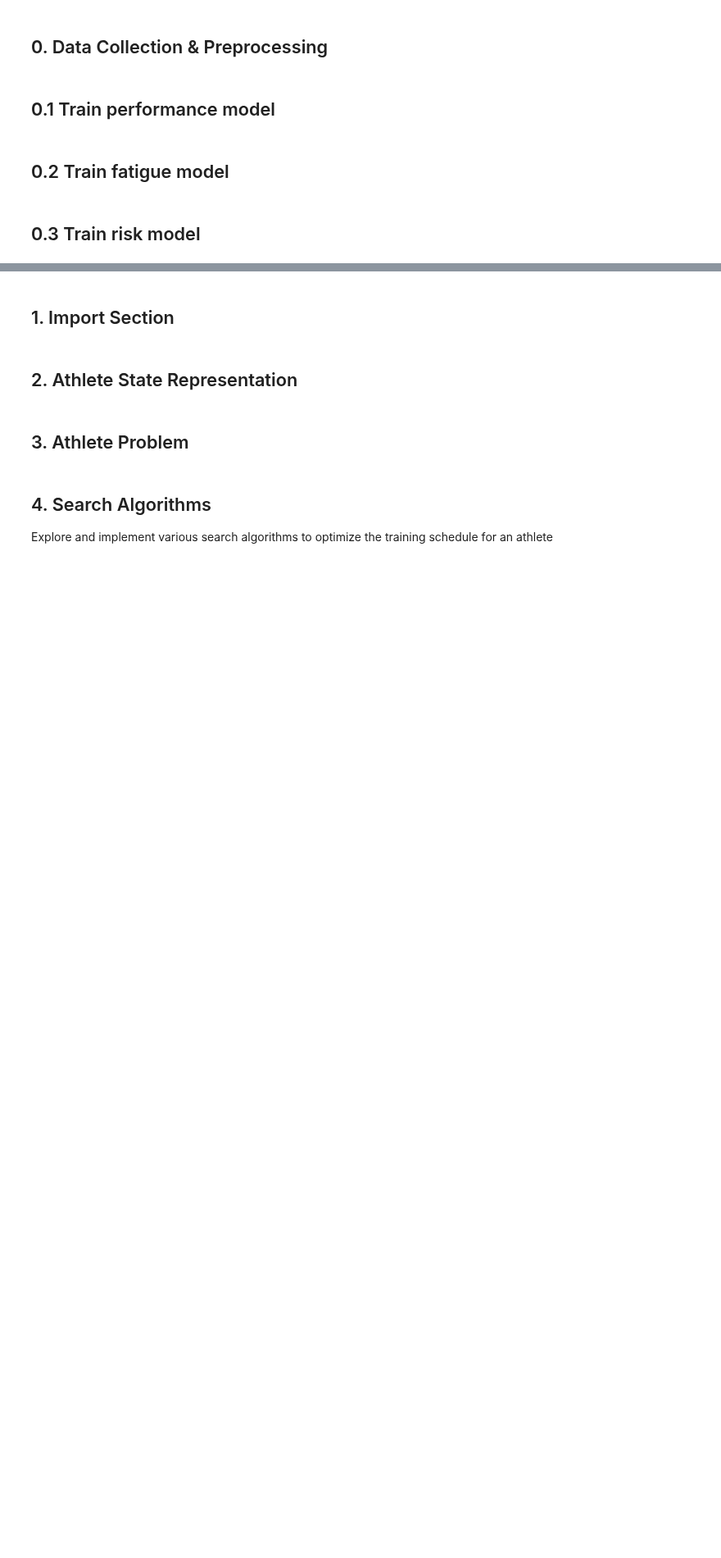
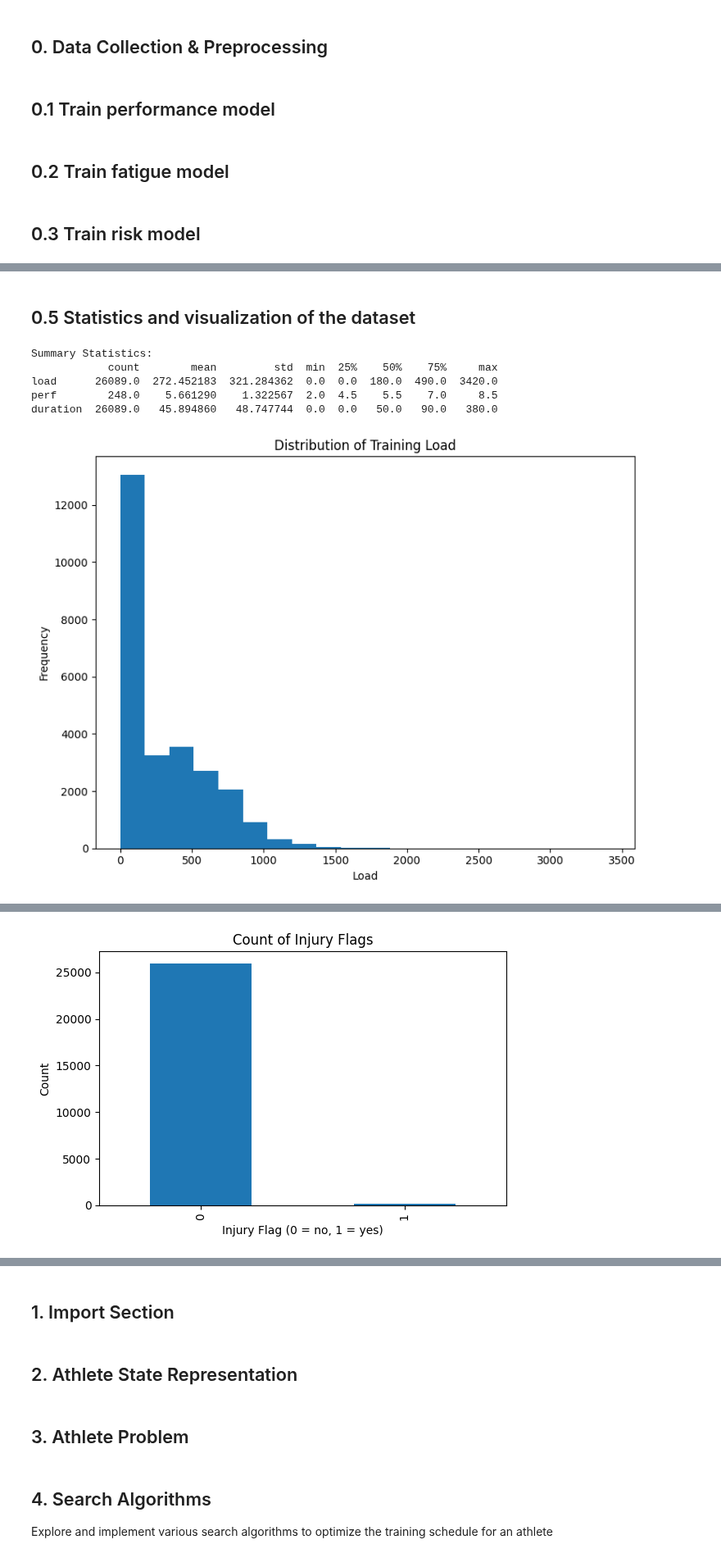
Before and after one commit to akrambel2115/Predicting-Athlete-Performance, a Jupyter notebook: app.ipynb, the cells around one changed output, grey strips where cells are left out. Shown at 82% size. Cells and saved outputs as stored; diff of their text form; code cells hidden in the pictures; blank space fills up the shorter version.

Commit message:
add script of statistics of the data in app.ipynb

```diff
--- a/app.ipynb
+++ b/app.ipynb
@@ -468,3 +466,71 @@ if __name__ == "__main__":
     load_map = calculate_load_per_minute()
     for intensity, rate in load_map.items():
         print(f"Intensity {intensity}: Load/min = {rate:.4f}")
+# %% [markdown]
+## 0.5 Statistics and visualization of the dataset
+# %%
+import pandas as pd
+import matplotlib.pyplot as plt
+
+# load cleaned data
+df = pd.read_csv("data/soccer_data_cleaned.csv", parse_dates=["date"])
+
+# subset for game days performance
+game_df = df[df["action"] == "Game"]
+
+# 1.summary statistics
+stats = pd.DataFrame({
+    "load":     df["load"].describe(),
+    "perf":     game_df["performance_metric"].describe(),
+    "duration": df["total_duration"].describe()
+}).T
+print("\nSummary Statistics:")
+print(stats)
+
+# 2.injury flag counts
+inj_counts = df["injury_flag"].value_counts().sort_index()
+
+# 3.plot distributions
+
+# training Load
+plt.figure(figsize=(8, 6))
+plt.hist(df["load"].dropna(), bins=20)
+plt.title("Distribution of Training Load")
+plt.xlabel("Load")
+plt.ylabel("Frequency")
+plt.tight_layout()
+plt.show()
+
+# performance metric (game days)
+plt.figure(figsize=(8, 6))
+plt.hist(game_df["performance_metric"].dropna(), bins=20)
+plt.title("Distribution of Performance Metric (game days)")
+plt.xlabel("Performance Metric")
+plt.ylabel("Frequency")
+plt.tight_layout()
+plt.show()
+
+# injury flags
+plt.figure(figsize=(6, 4))
+inj_counts.plot(kind="bar")
+plt.title("Count of Injury Flags")
+plt.xlabel("Injury Flag (0 = no, 1 = yes)")
+plt.ylabel("Count")
+plt.tight_layout()
+plt.show()
+
+# total duration
+plt.figure(figsize=(8, 6))
+plt.hist(df["total_duration"].dropna(), bins=20)
+plt.title("Distribution of Total Duration")
+plt.xlabel("Duration (minutes)")
+plt.ylabel("Frequency")
+plt.tight_layout()
+plt.show()
+# %% [output]
+Summary Statistics:
+            count        mean         std  min  25%    50%    75%     max
+load      26089.0  272.452183  321.284362  0.0  0.0  180.0  490.0  3420.0
+perf        248.0    5.661290    1.322567  2.0  4.5    5.5    7.0     8.5
+duration  26089.0   45.894860   48.747744  0.0  0.0   50.0   90.0   380.0
+[figure, added]
@@ -470,0 +538 @@ if __name__ == "__main__":
+[figure, added]
```
Also changed, not shown: parts of 7 cells of this notebook, 4 other files.
